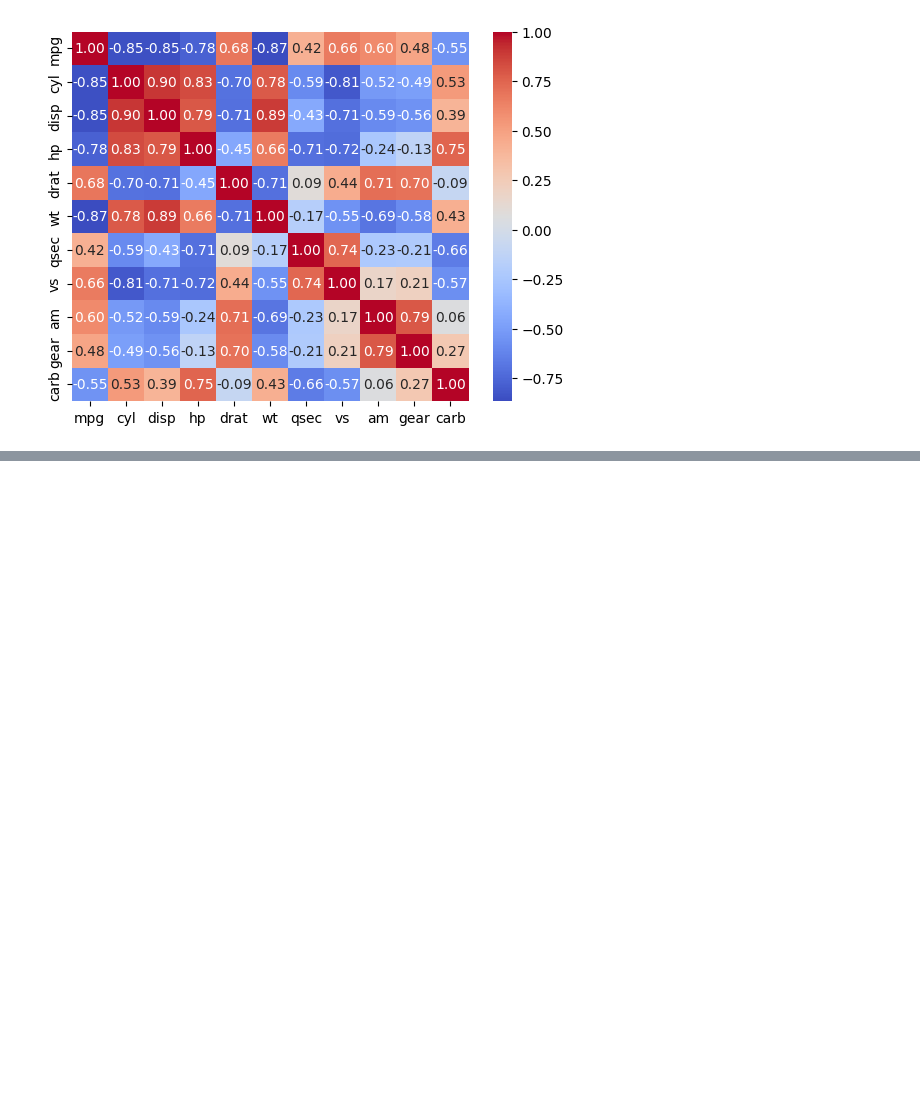
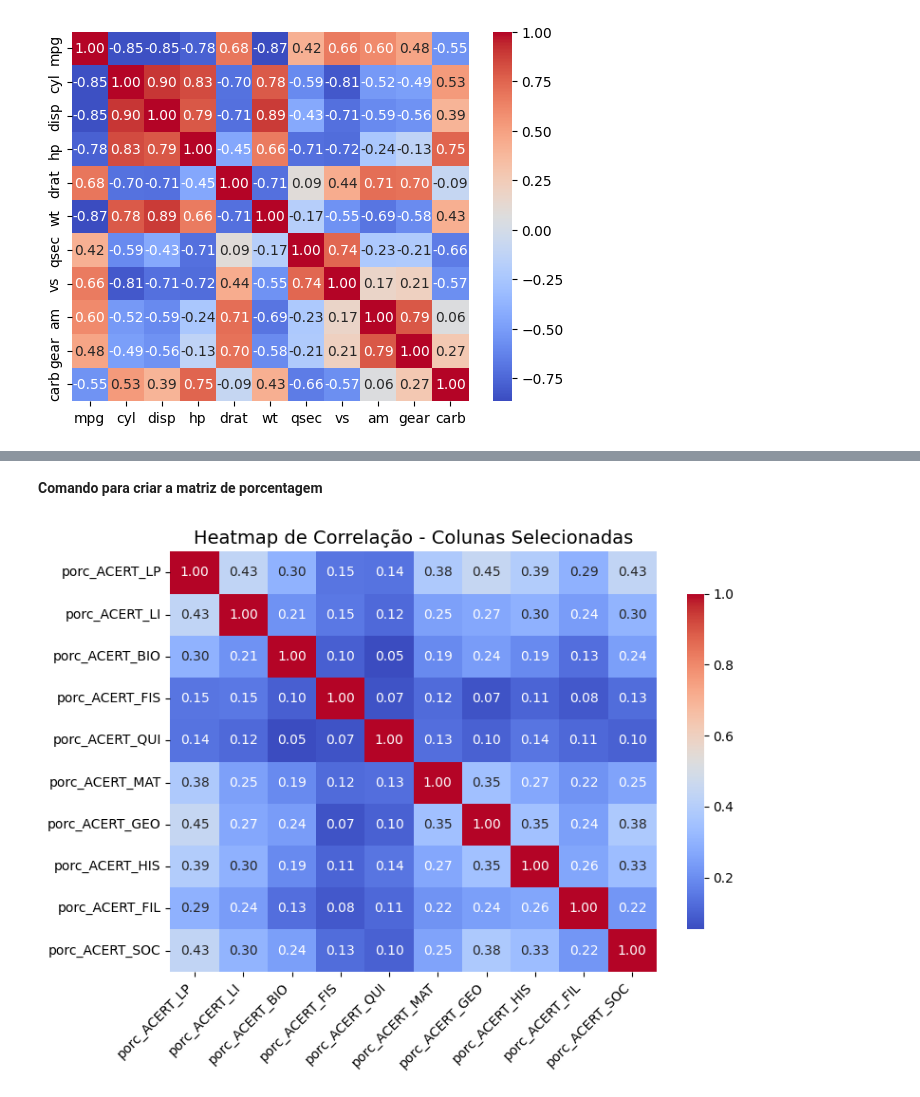
Before and after one commit to kaiquefaconi/Chartjs, a Jupyter notebook: Untitled0.ipynb, the cells around one changed output, grey strips where cells are left out. Drawn from its saved outputs; the diff is of its cells as text; code cells hidden in the pictures; blank space fills up the shorter version.

```diff
--- a/Untitled0.ipynb
+++ b/Untitled0.ipynb
@@ -41,0 +57,3 @@ sns.heatmap(corr, cmap='coolwarm', annot= True, fmt= '.2f')
+# %%
+base = pd.read_csv('Cópia-de-Base-003.csv')
+base.shape
@@ -41,0 +99,49 @@ sns.heatmap(corr, cmap='coolwarm', annot= True, fmt= '.2f')
+# %% [markdown]
+**Comando para criar a matriz de porcentagem**
+# %%
+import seaborn as sns
+import matplotlib.pyplot as plt
+import pandas as pd
+
+# Escolher colunas de interesse (substitua pelas colunas relevantes para a sua análise)
+colunas_interesse = ['porc_ACERT_LP', 'porc_ACERT_LI', 'porc_ACERT_BIO', 'porc_ACERT_FIS', 'porc_ACERT_QUI', 'porc_ACERT_MAT', 'porc_ACERT_GEO', 'porc_ACERT_HIS', 'porc_ACERT_FIL', 'porc_ACERT_SOC']  # Exemplo
+
+
+# Remover colunas com todos os valores NaN
+base_limpo = base[colunas_interesse].dropna(how='all', axis=1)
+
+# Converter strings para números (tratando vírgulas como separador decimal)
+base_limpo = base_limpo.apply(lambda x: x.str.replace(',', '.').astype(float) if x.dtypes == 'object' else x)
+
+# Calcular a matriz de correlação
+corr_focus = base_limpo.corr()
+
+# Verificar se a matriz contém valores válidos
+if not corr_focus.isnull().all().all():
+    # Criar o heatmap
+    plt.figure(figsize=(8, 6))
+    sns.heatmap(
+        corr_focus,
+        cmap='coolwarm',        # Paleta de cores
+        annot=True,             # Mostrar valores no heatmap
+        fmt='.2f',              # Formato dos números (2 casas decimais)
+        annot_kws={"size": 10}, # Tamanho dos números
+        cbar_kws={"shrink": 0.8} # Ajuste no tamanho da barra de cores
+    )
+    # Configurações de rótulos
+    plt.xticks(rotation=45, ha='right', fontsize=10)
+    plt.yticks(fontsize=10)
+
+    # Título opcional
+    plt.title("Heatmap de Correlação - Colunas Selecionadas", fontsize=14)
+
+    # Ajuste de layout
+    plt.tight_layout()
+
+    # Mostrar o gráfico
+    plt.show()
+else:
+    # Caso a matriz contenha apenas NaN
+    print("A matriz de correlação contém apenas valores NaN. Verifique os dados de entrada.")
+# %% [output]
+[figure, added]
```
Also changed, not shown: parts of 11 cells of this notebook.
